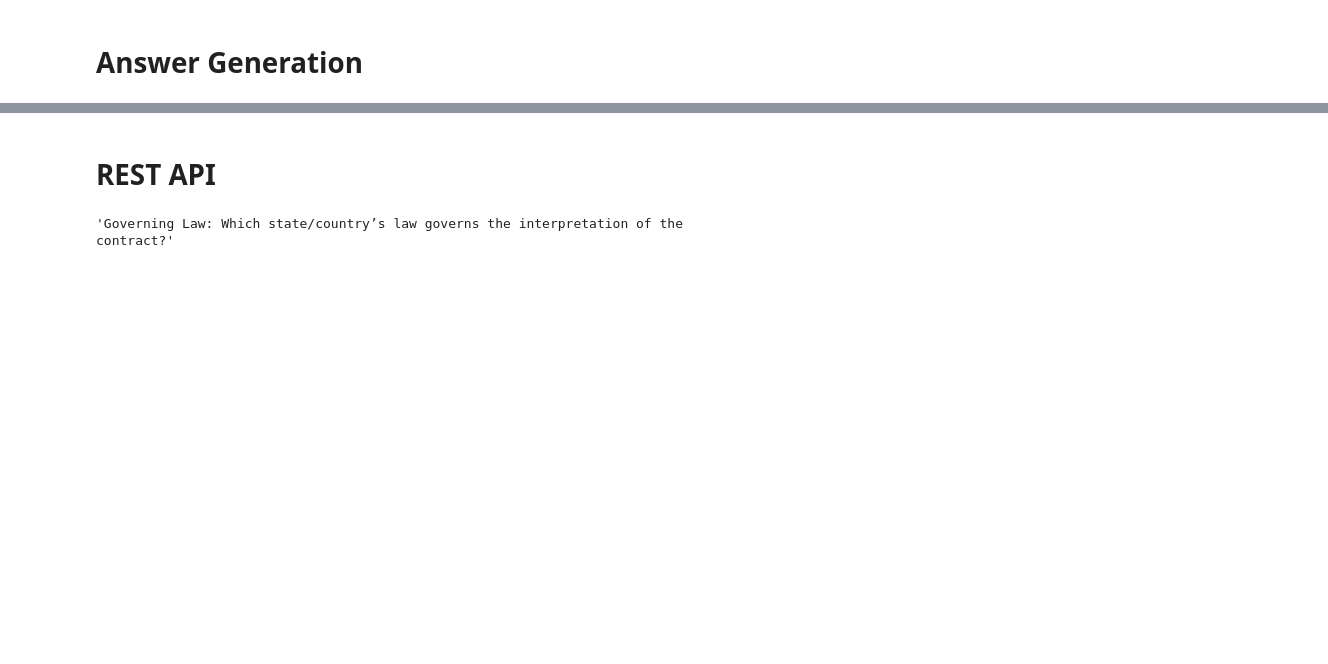
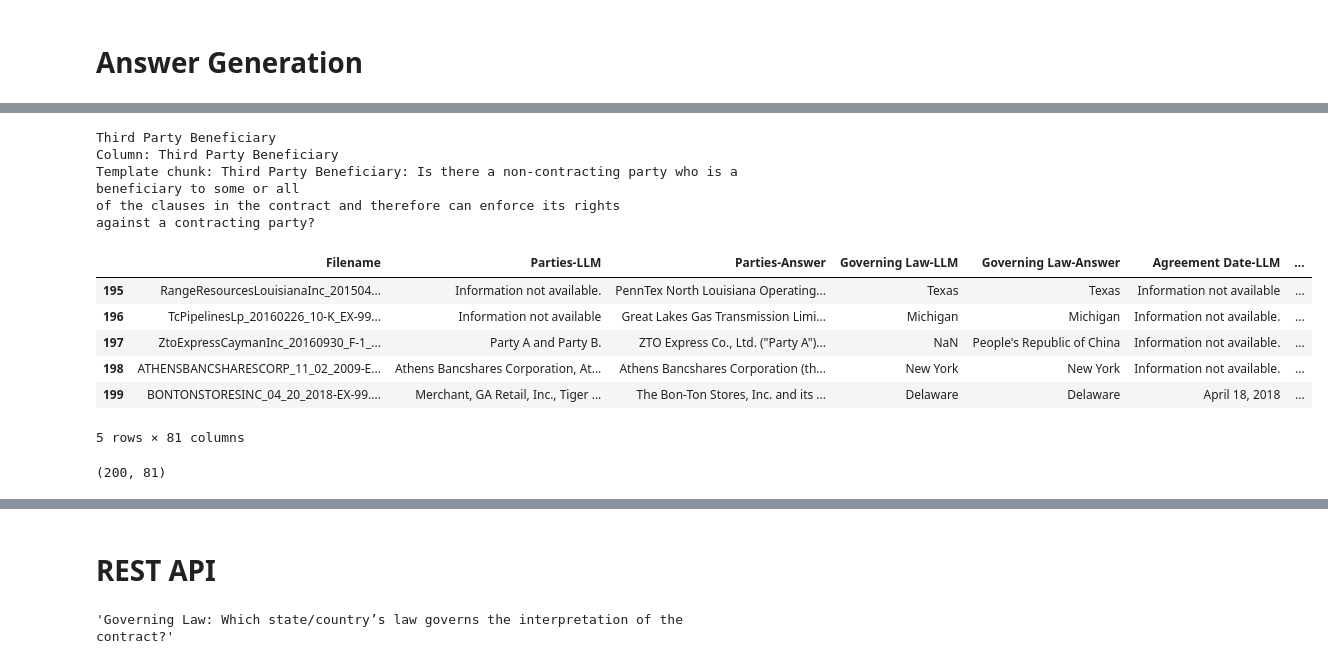
Before and after one commit to burning-river/Atticus-RAG, a Jupyter notebook: atticus.ipynb, the cells around one changed output, grey strips where cells are left out. Drawn from its saved outputs; the diff is of its cells as text; code cells hidden in the pictures; blank space fills up the shorter version.

```diff
--- a/atticus.ipynb
+++ b/atticus.ipynb
@@ -713,0 +775,5 @@ llm_responses_df.to_csv(f'LLM_responses_{column}.csv')
+# %%
+chat_client = OpenAI(
+  base_url="https://openrouter.ai/api/v1",
+  api_key=os.environ.get('OPENROUTER_API_KEY')
+)
@@ -713,0 +799,14 @@ llm_responses_df.to_csv(f'LLM_responses_{column}.csv')
+# %%
+def template_chunk_retrieval(user_query, doc_collection):
+    query_embedding = embed_client.feature_extraction(
+        text=[user_query],
+        model=embedding_model_name)
+
+    retrieved_column = doc_collection.query(query_embeddings=query_embedding, n_results=1)['metadatas'][0][0]['source']
+    print(retrieved_column)
+    template_chunk = search_templates_dict[retrieved_column]
+    template_embedding = embed_client.feature_extraction(
+        text=[template_chunk],
+        model=embedding_model_name)
+
+    return retrieved_column, template_chunk, template_embedding
@@ -713,0 +825,16 @@ llm_responses_df.to_csv(f'LLM_responses_{column}.csv')
+# %%
+query_collection = client.get_or_create_collection(name="query_collection")
+# %%
+user_query = """Does the contract grant enforcement rights or benefits to any non-contracting third party?
+"""
+
+retrieved_column, template_chunk, template_embedding = template_chunk_retrieval(user_query, query_collection)
+
+print('Column:', retrieved_column)
+print('Template chunk:', template_chunk)
+# %% [output]
+Third Party Beneficiary
+Column: Third Party Beneficiary
+Template chunk: Third Party Beneficiary: Is there a non-contracting party who is a beneficiary to some or all
+of the clauses in the contract and therefore can enforce its rights
+against a contracting party?
@@ -713,0 +886,21 @@ llm_responses_df.to_csv(f'LLM_responses_{column}.csv')
+# %%
+try:
+    try:
+        llm_responses_df.drop(columns=['Unnamed: 0.1', 'Unnamed: 0'],inplace=True, errors='ignore')
+    except: pass
+    llm_responses_df[f'{retrieved_column}-LLM'] = llm_responses_df['Filename'].map(llm_responses)
+    llm_responses_df[f'{retrieved_column}-Answer'] = llm_responses_df['Filename'].map(answers_dict)
+except:
+    llm_responses_df = pd.read_csv('LLM_responses.csv')
+    try:
+        llm_responses_df.drop(columns=['Unnamed: 0.1', 'Unnamed: 0'],inplace=True, errors='ignore')
+    except: pass
+llm_responses_df.tail()
+# %% [output]
+|  | Filename | Parties-LLM | Parties-Answer | Governing Law-LLM | Governing Law-Answer | Agreement Date-LLM | ... |
+| 195 | RangeResourcesLouisianaInc_201504... | Information not available. | PennTex North Louisiana Operating... | Texas | Texas | Information not available | ... |
+| 196 | TcPipelinesLp_20160226_10-K_EX-99... | Information not available | Great Lakes Gas Transmission Limi... | Michigan | Michigan | Information not available. | ... |
+| 197 | ZtoExpressCaymanInc_20160930_F-1_... | Party A and Party B. | ZTO Express Co., Ltd. ("Party A")... | NaN | People's Republic of China | Information not available. | ... |
+| 198 | ATHENSBANCSHARESCORP_11_02_2009-E... | Athens Bancshares Corporation, At... | Athens Bancshares Corporation (th... | New York | New York | Information not available. | ... |
+| 199 | BONTONSTORESINC_04_20_2018-EX-99.... | Merchant, GA Retail, Inc., Tiger ... | The Bon-Ton Stores, Inc. and its ... | Delaware | Delaware | April 18, 2018 | ... |
+5 rows × 81 columns
@@ -713,0 +909,4 @@ llm_responses_df.to_csv(f'LLM_responses_{column}.csv')
+# %%
+llm_responses_df.shape
+# %% [output]
+(200, 81)
```
Also changed, not shown: parts of 116 cells of this notebook.
